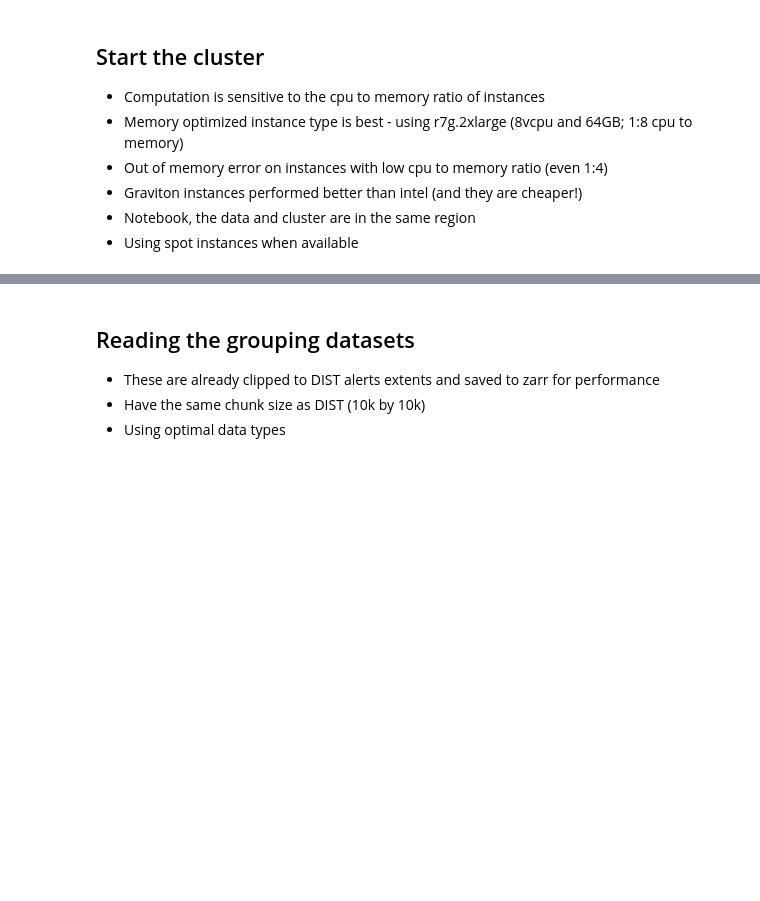
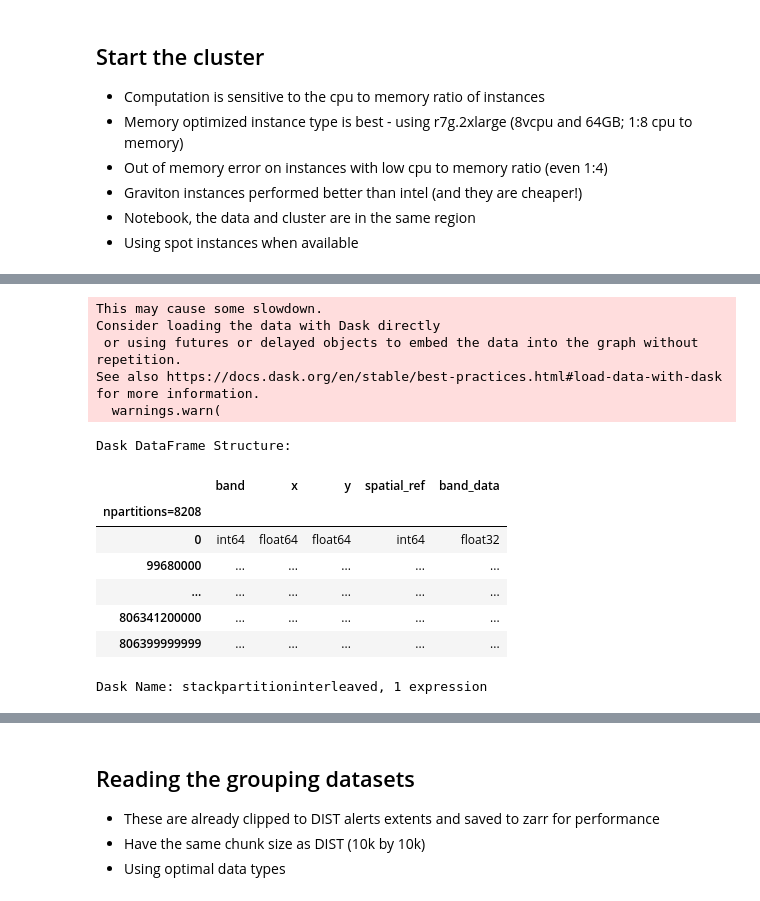
Before and after one commit to wri/project-zeno-data-infra, a Jupyter notebook: notebooks/DIST_alerts_gadm_zonal_stat.ipynb, the cells around one changed output, grey strips where cells are left out. Cells and saved outputs as stored; diff of their text form; code cells hidden in the pictures; blank space fills up the shorter version.

```diff
--- a/notebooks/DIST_alerts_gadm_zonal_stat.ipynb
+++ b/notebooks/DIST_alerts_gadm_zonal_stat.ipynb
@@ -64,2 +61,6 @@ Debug logs can be very verbose, and there may be unexpected costs from your clou
 [interactive output not drawn]
 [interactive output not drawn]
+# %%
+tcl = xr.open_dataset("s3://gfw-data-lake/umd_tree_cover_loss/v1.12/raster/epsg-4326/cog/year__tcd10_2000.tif").band_data.chunk(
+        {"x": 10000, "y": 10000})
+tcl
@@ -65,0 +98,20 @@ Debug logs can be very verbose, and there may be unexpected costs from your clou
+# %%
+tcl = tcl.where(tcl > 0)
+tcl += 2000
+df = tcl.to_dask_dataframe().persist()
+df
+# %% [output]
+This may cause some slowdown.
+Consider loading the data with Dask directly
+ or using futures or delayed objects to embed the data into the graph without repetition.
+See also https://docs.dask.org/en/stable/best-practices.html#load-data-with-dask for more information.
+  warnings.warn(
+Dask DataFrame Structure:
+|  | band | x | y | spatial_ref | band_data |
+| npartitions=8208 |  |  |  |  |  |
+| 0 | int64 | float64 | float64 | int64 | float32 |
+| 99680000 | ... | ... | ... | ... | ... |
+| ... | ... | ... | ... | ... | ... |
+| 806341200000 | ... | ... | ... | ... | ... |
+| 806399999999 | ... | ... | ... | ... | ... |
+Dask Name: stackpartitioninterleaved, 1 expression
```
Also changed, not shown: parts of 5 cells of this notebook, 2 other files.
